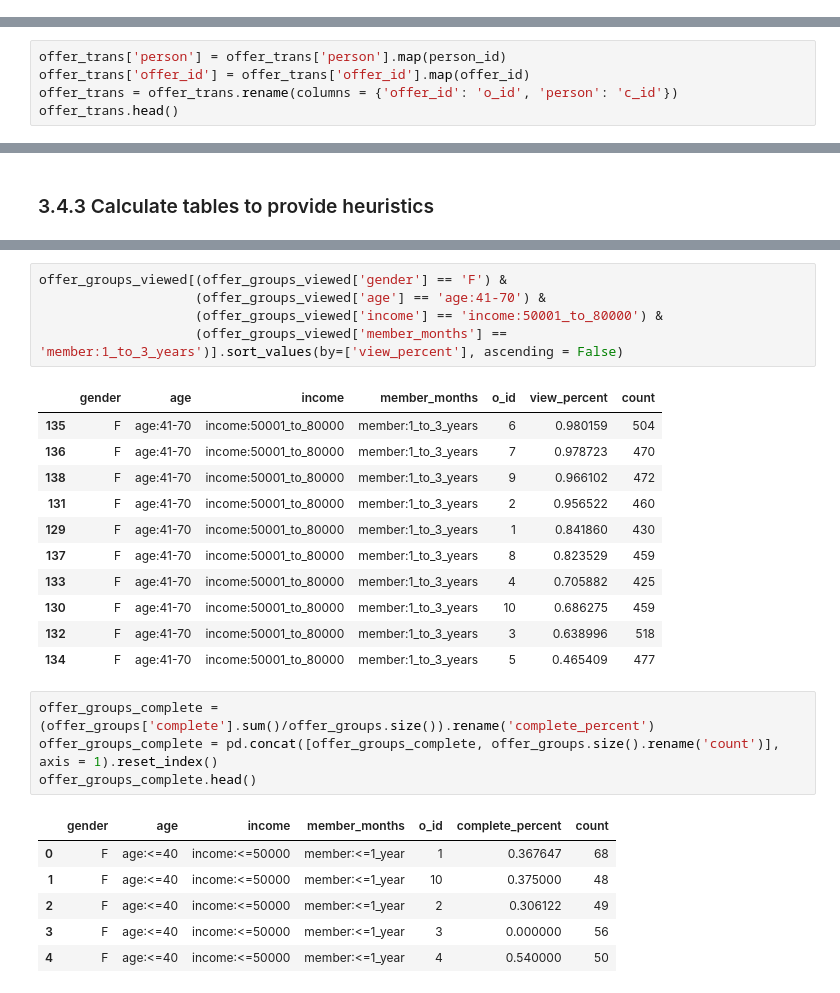
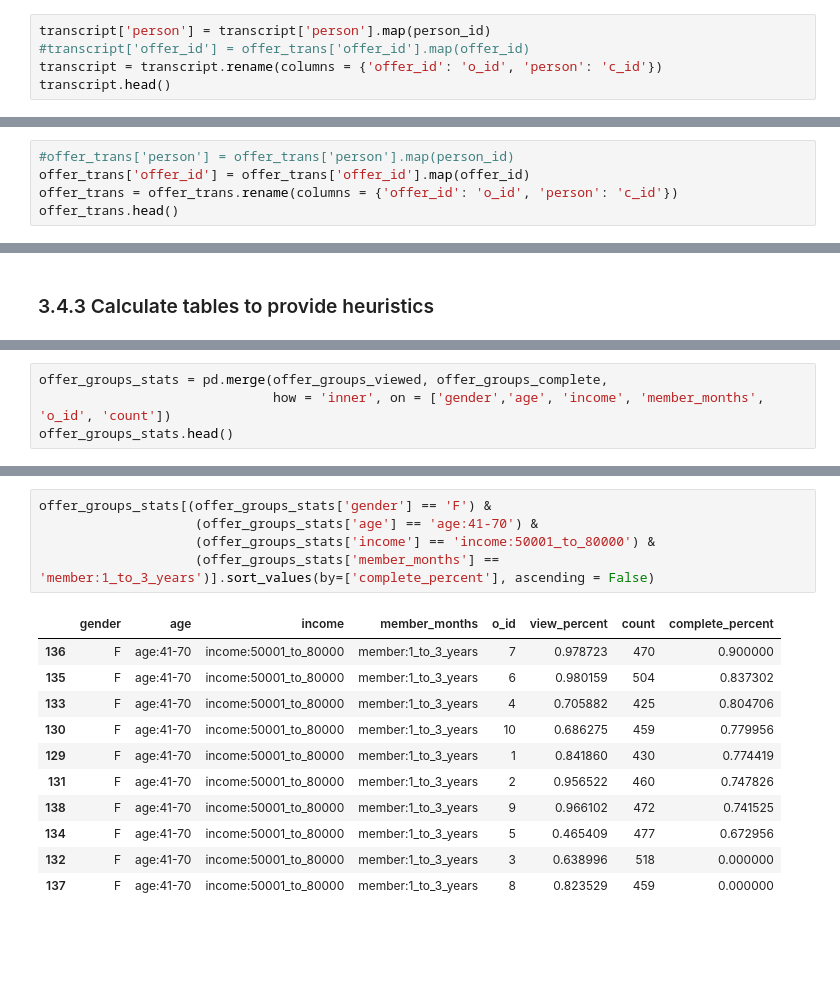
Before and after one commit to cr8zysheila/Starbucks, a Jupyter notebook: Starbucks_Capstone_notebook.ipynb, the cells around one changed output, grey strips where cells are left out. Saved outputs shown, nothing was run; the diff lists cells and outputs as text; blank space fills up the shorter version.

```diff
--- a/Starbucks_Capstone_notebook.ipynb
+++ b/Starbucks_Capstone_notebook.ipynb
@@ -375,0 +388,5 @@ transcript.shape
+# %%
+transcript['person'] = transcript['person'].map(person_id)
+#transcript['offer_id'] = offer_trans['offer_id'].map(offer_id)
+transcript = transcript.rename(columns = {'offer_id': 'o_id', 'person': 'c_id'})
+transcript.head()
@@ -422,6 +446,6 @@ See the caveats in the documentation: http://pandas.pydata.org/pandas-docs/stabl
 167581 rows × 6 columns
 # %%
-offer_trans['person'] = offer_trans['person'].map(person_id)
+#offer_trans['person'] = offer_trans['person'].map(person_id)
 offer_trans['offer_id'] = offer_trans['offer_id'].map(offer_id)
 offer_trans = offer_trans.rename(columns = {'offer_id': 'o_id', 'person': 'c_id'})
 offer_trans.head()
@@ -739,0 +780,4 @@ offer_groups_viewed.head()
+# %%
+offer_groups_stats = pd.merge(offer_groups_viewed, offer_groups_complete,
+                              how = 'inner', on = ['gender','age', 'income', 'member_months', 'o_id', 'count'])
+offer_groups_stats.head()
@@ -740,28 +791,17 @@ offer_groups_viewed.head()
 # %%
-offer_groups_viewed[(offer_groups_viewed['gender'] == 'F') &
-                    (offer_groups_viewed['age'] == 'age:41-70') &
-                    (offer_groups_viewed['income'] == 'income:50001_to_80000') &
-                    (offer_groups_viewed['member_months'] == 'member:1_to_3_years')].sort_values(by=['view_percent'], ascending = False)
+offer_groups_stats[(offer_groups_stats['gender'] == 'F') &
+                    (offer_groups_stats['age'] == 'age:41-70') &
+                    (offer_groups_stats['income'] == 'income:50001_to_80000') &
+                    (offer_groups_stats['member_months'] == 'member:1_to_3_years')].sort_values(by=['complete_percent'], ascending = False)
 # %% [output]
-|  | gender | age | income | member_months | o_id | view_percent | count |
-| 135 | F | age:41-70 | income:50001_to_80000 | member:1_to_3_years | 6 | 0.980159 | 504 |
-| 136 | F | age:41-70 | income:50001_to_80000 | member:1_to_3_years | 7 | 0.978723 | 470 |
-| 138 | F | age:41-70 | income:50001_to_80000 | member:1_to_3_years | 9 | 0.966102 | 472 |
-| 131 | F | age:41-70 | income:50001_to_80000 | member:1_to_3_years | 2 | 0.956522 | 460 |
-| 129 | F | age:41-70 | income:50001_to_80000 | member:1_to_3_years | 1 | 0.841860 | 430 |
-| 137 | F | age:41-70 | income:50001_to_80000 | member:1_to_3_years | 8 | 0.823529 | 459 |
-| 133 | F | age:41-70 | income:50001_to_80000 | member:1_to_3_years | 4 | 0.705882 | 425 |
-| 130 | F | age:41-70 | income:50001_to_80000 | member:1_to_3_years | 10 | 0.686275 | 459 |
-| 132 | F | age:41-70 | income:50001_to_80000 | member:1_to_3_years | 3 | 0.638996 | 518 |
-| 134 | F | age:41-70 | income:50001_to_80000 | member:1_to_3_years | 5 | 0.465409 | 477 |
+|  | gender | age | income | member_months | o_id | view_percent | count | complete_percent |
+| 136 | F | age:41-70 | income:50001_to_80000 | member:1_to_3_years | 7 | 0.978723 | 470 | 0.900000 |
+| 135 | F | age:41-70 | income:50001_to_80000 | member:1_to_3_years | 6 | 0.980159 | 504 | 0.837302 |
+| 133 | F | age:41-70 | income:50001_to_80000 | member:1_to_3_years | 4 | 0.705882 | 425 | 0.804706 |
+| 130 | F | age:41-70 | income:50001_to_80000 | member:1_to_3_years | 10 | 0.686275 | 459 | 0.779956 |
+| 129 | F | age:41-70 | income:50001_to_80000 | member:1_to_3_years | 1 | 0.841860 | 430 | 0.774419 |
+| 131 | F | age:41-70 | income:50001_to_80000 | member:1_to_3_years | 2 | 0.956522 | 460 | 0.747826 |
+| 138 | F | age:41-70 | income:50001_to_80000 | member:1_to_3_years | 9 | 0.966102 | 472 | 0.741525 |
+| 134 | F | age:41-70 | income:50001_to_80000 | member:1_to_3_years | 5 | 0.465409 | 477 | 0.672956 |
+| 132 | F | age:41-70 | income:50001_to_80000 | member:1_to_3_years | 3 | 0.638996 | 518 | 0.000000 |
+| 137 | F | age:41-70 | income:50001_to_80000 | member:1_to_3_years | 8 | 0.823529 | 459 | 0.000000 |
-# %%
-offer_groups_complete = (offer_groups['complete'].sum()/offer_groups.size()).rename('complete_percent')
-offer_groups_complete = pd.concat([offer_groups_complete, offer_groups.size().rename('count')], axis = 1).reset_index()
-offer_groups_complete.head()
-# %% [output]
-|  | gender | age | income | member_months | o_id | complete_percent | count |
-| 0 | F | age:<=40 | income:<=50000 | member:<=1_year | 1 | 0.367647 | 68 |
-| 1 | F | age:<=40 | income:<=50000 | member:<=1_year | 10 | 0.375000 | 48 |
-| 2 | F | age:<=40 | income:<=50000 | member:<=1_year | 2 | 0.306122 | 49 |
-| 3 | F | age:<=40 | income:<=50000 | member:<=1_year | 3 | 0.000000 | 56 |
-| 4 | F | age:<=40 | income:<=50000 | member:<=1_year | 4 | 0.540000 | 50 |
```
Also changed, not shown: parts of 40 cells of this notebook, 1 other file.
